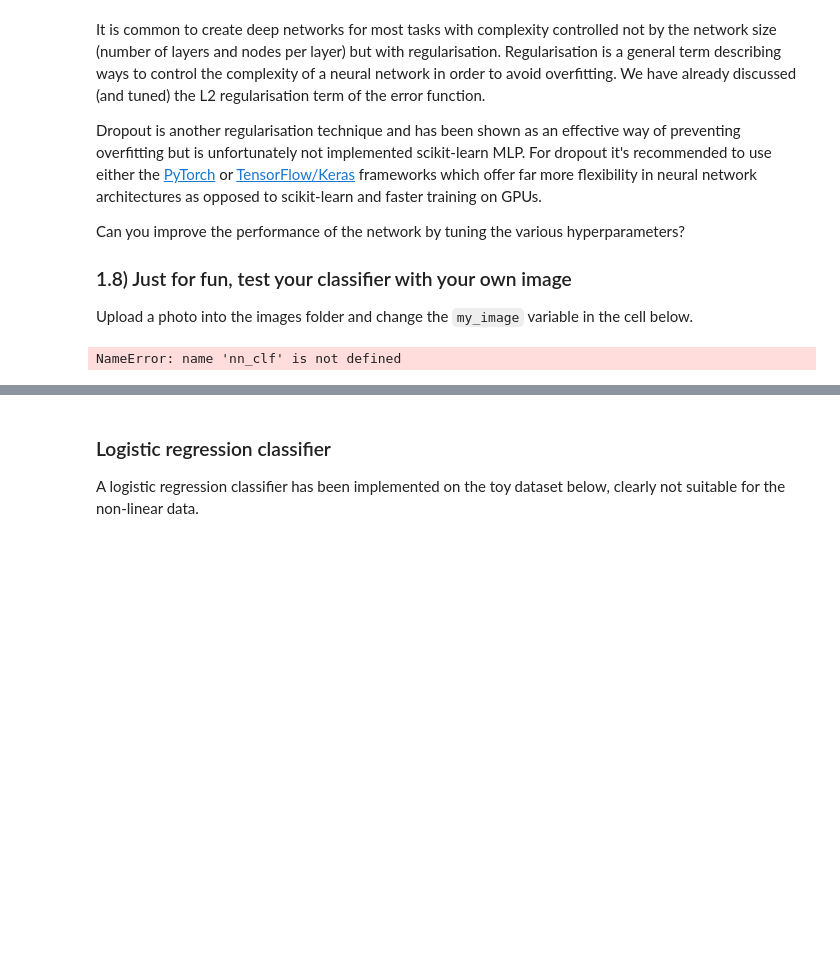
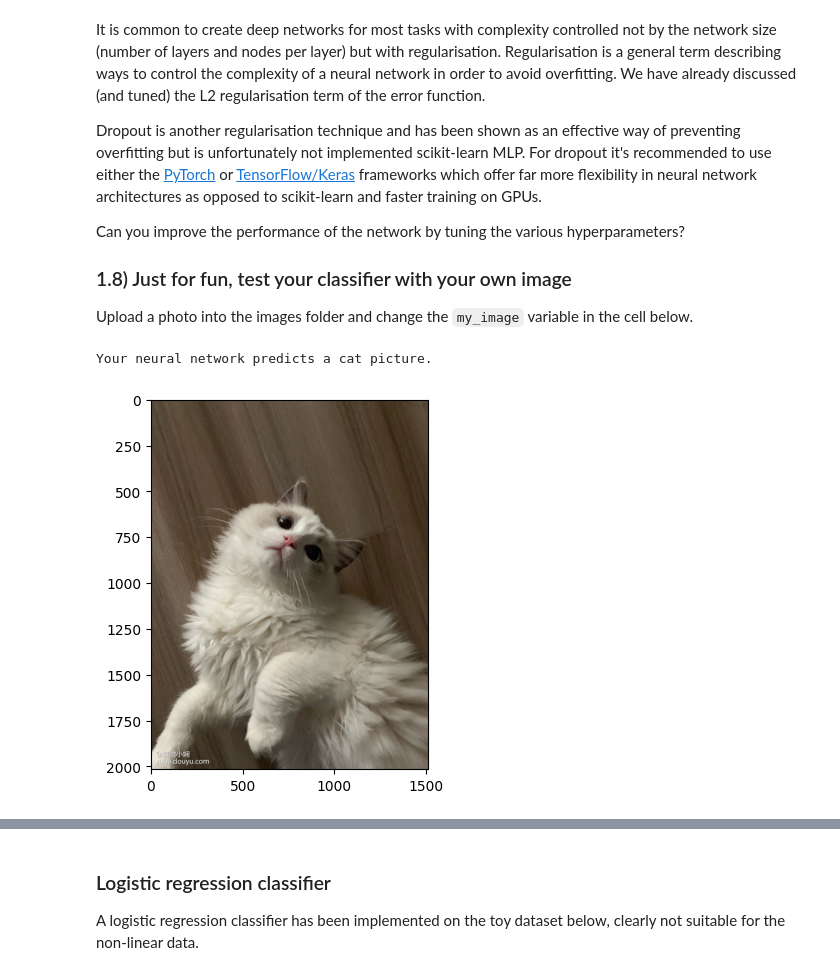
Before and after one commit to ZehuaLiuY/lab_sheets_public, a Jupyter notebook: lab2/lab2-linear_models_neural_nets_SVM.ipynb, the cells around one changed output, grey strips where cells are left out. Drawn from its saved outputs; the diff is of its cells as text; code cells hidden in the pictures; blank space fills up the shorter version.

```diff
--- a/lab2/lab2-linear_models_neural_nets_SVM.ipynb
+++ b/lab2/lab2-linear_models_neural_nets_SVM.ipynb
@@ -219,0 +256,12 @@ learning_rates = np.logspace(-4, -2, 100)
+# %%
+# write your code here
+alphas = np.logspace(-3, -0, 100)
+learning_rates = np.logspace(-4, -2, 100)
+
+parameters = {'learning_rate_init':learning_rates, 'alpha':alphas}
+
+nn = MLPClassifier(hidden_layer_sizes=(64), activation='relu', solver='sgd', max_iter=1000, n_iter_no_change=25, random_state=1)
+
+clf = RandomizedSearchCV(nn, parameters, scoring='accuracy', n_iter=10, cv=3, verbose=2)
+
+nn = clf.fit(train_x, train_y.flatten())
@@ -227,18 +298,19 @@ Can you improve the performance of the network by tuning the various hyperparame
 ### 1.8) Just for fun, test your classifier with your own image
 Upload a photo into the images folder and change the `my_image` variable in the cell below.
 # %%
-my_image = "cat.jpg" # change this to the name of your image file
+my_image = "1.jpg" # change this to the name of your image file
 
 fname = "images/" + my_image
 image = np.array(imageio.imread(fname))
 my_image = np.array(Image.fromarray(image).resize((height,width))).reshape((-1,1))
 my_image = my_image/255.
-my_predicted_image = nn_clf.predict(my_image.T)
+my_predicted_image = nn.predict(my_image.T)
 
 plt.imshow(image)
 print ("Your neural network predicts a " + classes[int(np.squeeze(my_predicted_image)),].decode("utf-8") +  " picture.")
 # %% [output]
-NameError: name 'nn_clf' is not defined
+Your neural network predicts a cat picture.
+[figure, added]
 # %% [markdown]
 ## 2) Support vector machines (SVM)
 The algorithms implemented so far are parametric where a fixed number parameters are learn using training data which is then discarded and the learnt model used to make prediction on new data. In this section we implement support vector machines, a nonparametric model where the number of parameters are not fixed in advanced but grow with the amount of data.
```
Also changed, not shown: parts of 19 cells of this notebook, 2 other files.
